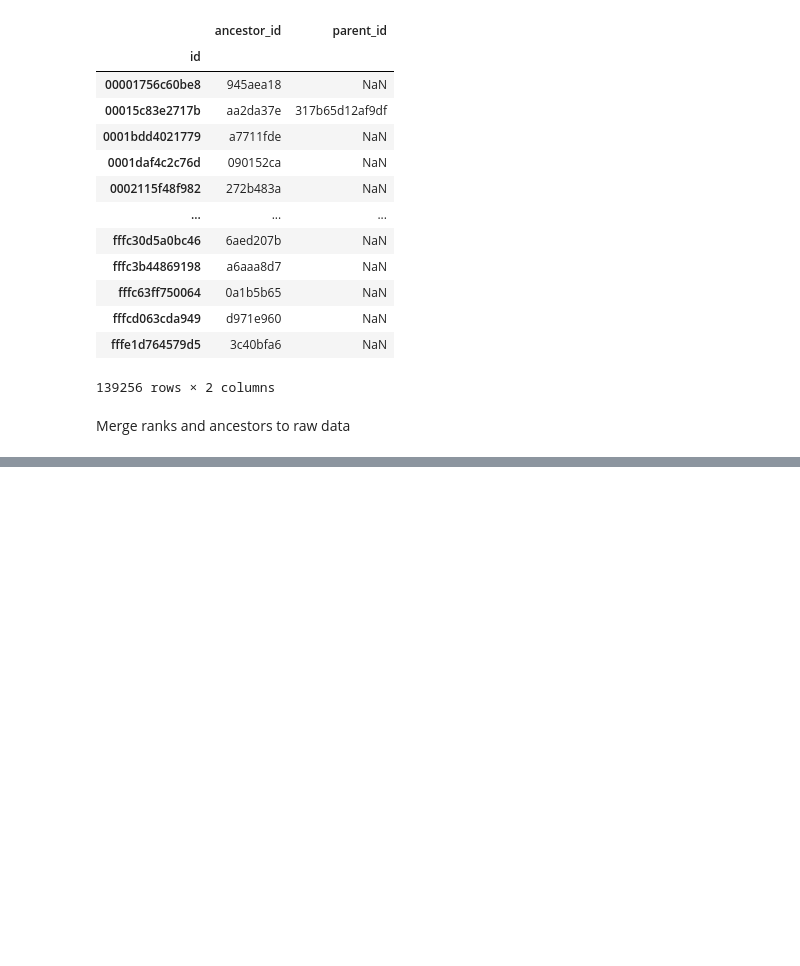
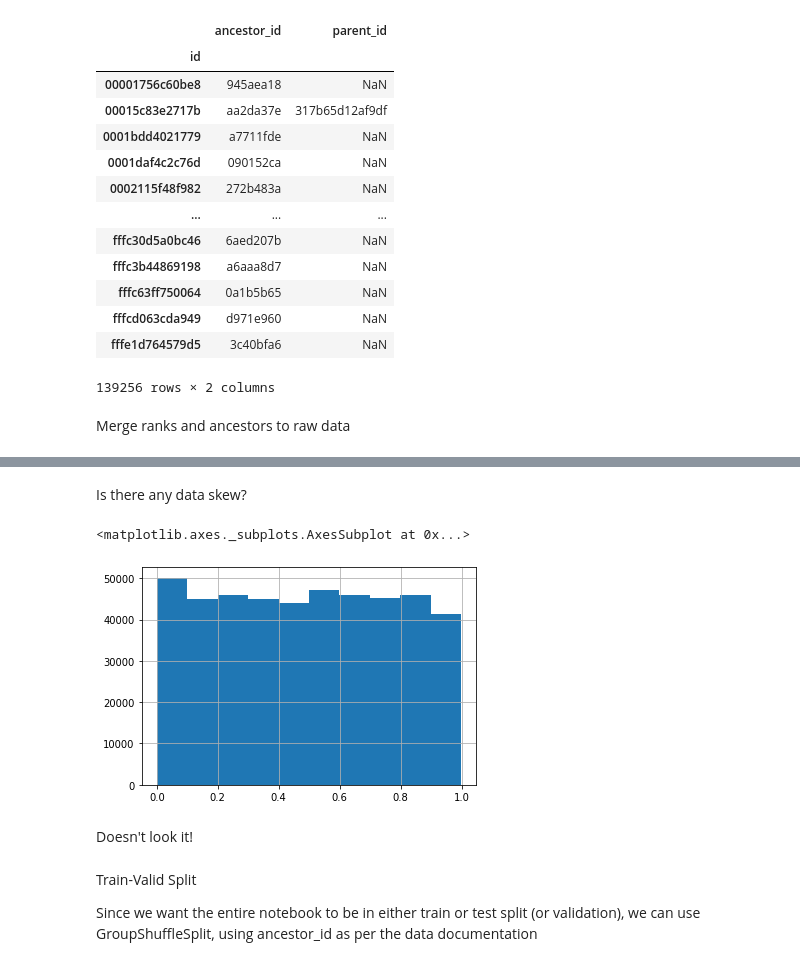
Before and after one commit to suvigyajain0101/AI4Code, a Jupyter notebook: Pytorch_DistilBert.ipynb, the cells around one changed output, grey strips where cells are left out. Drawn from its saved outputs; the diff is of its cells as text; code cells hidden in the pictures; blank space fills up the shorter version.

Commit message:
data preparation and EDA

```diff
--- a/Pytorch_DistilBert.ipynb
+++ b/Pytorch_DistilBert.ipynb
@@ -273,0 +276,15 @@ df
+# %% [markdown]
+Is there any data skew?
+# %%
+df["pct_rank"] = df["rank"] / df.groupby("id")["cell_id"].transform("count")
+
+df["pct_rank"].hist(bins=10)
+# %% [output]
+<matplotlib.axes._subplots.AxesSubplot at 0x...>
+[figure, added]
+# %% [markdown]
+Doesn't look it!
+# %% [markdown]
+Train-Valid Split
+
+Since we want the entire notebook to be in either train or test split (or validation), we can use GroupShuffleSplit, using ancestor_id as per the data documentation
```
Also changed, not shown: parts of 12 cells of this notebook.
